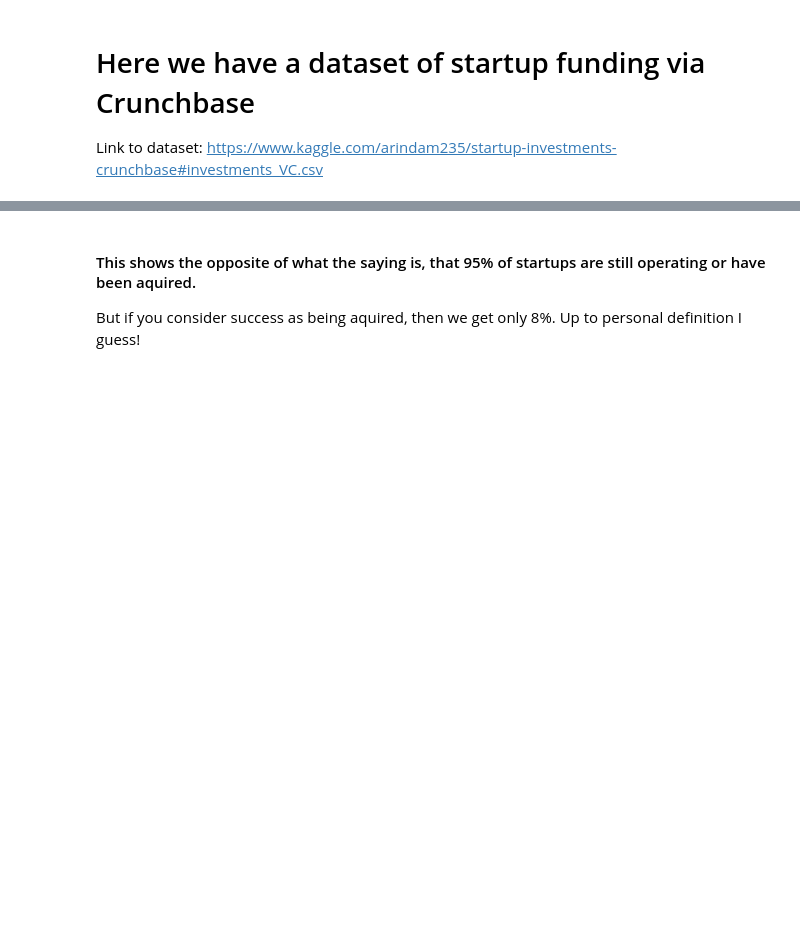
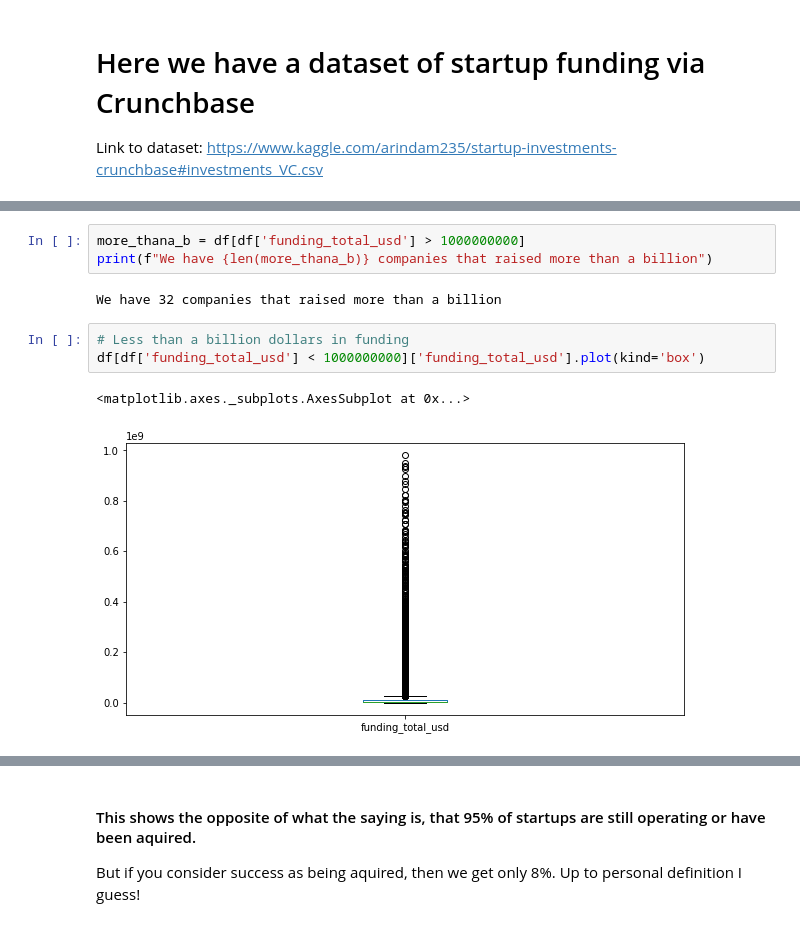
Before and after one commit to APNovichkov/pandas-datascience, a Jupyter notebook: projects/final-project/final_project.ipynb, the cells around one changed output, grey strips where cells are left out. Cells and saved outputs as stored; diff of their text form; blank space fills up the shorter version.

```diff
--- a/projects/final-project/final_project.ipynb
+++ b/projects/final-project/final_project.ipynb
@@ -63,0 +73,11 @@ column 38 -> round_H
+# %%
+more_thana_b = df[df['funding_total_usd'] > 1000000000]
+print(f"We have {len(more_thana_b)} companies that raised more than a billion")
+# %% [output]
+We have 32 companies that raised more than a billion
+# %%
+# Less than a billion dollars in funding
+df[df['funding_total_usd'] < 1000000000]['funding_total_usd'].plot(kind='box')
+# %% [output]
+<matplotlib.axes._subplots.AxesSubplot at 0x...>
+[figure, added]
```
Also changed, not shown: parts of 86 cells of this notebook, 1 other file.
